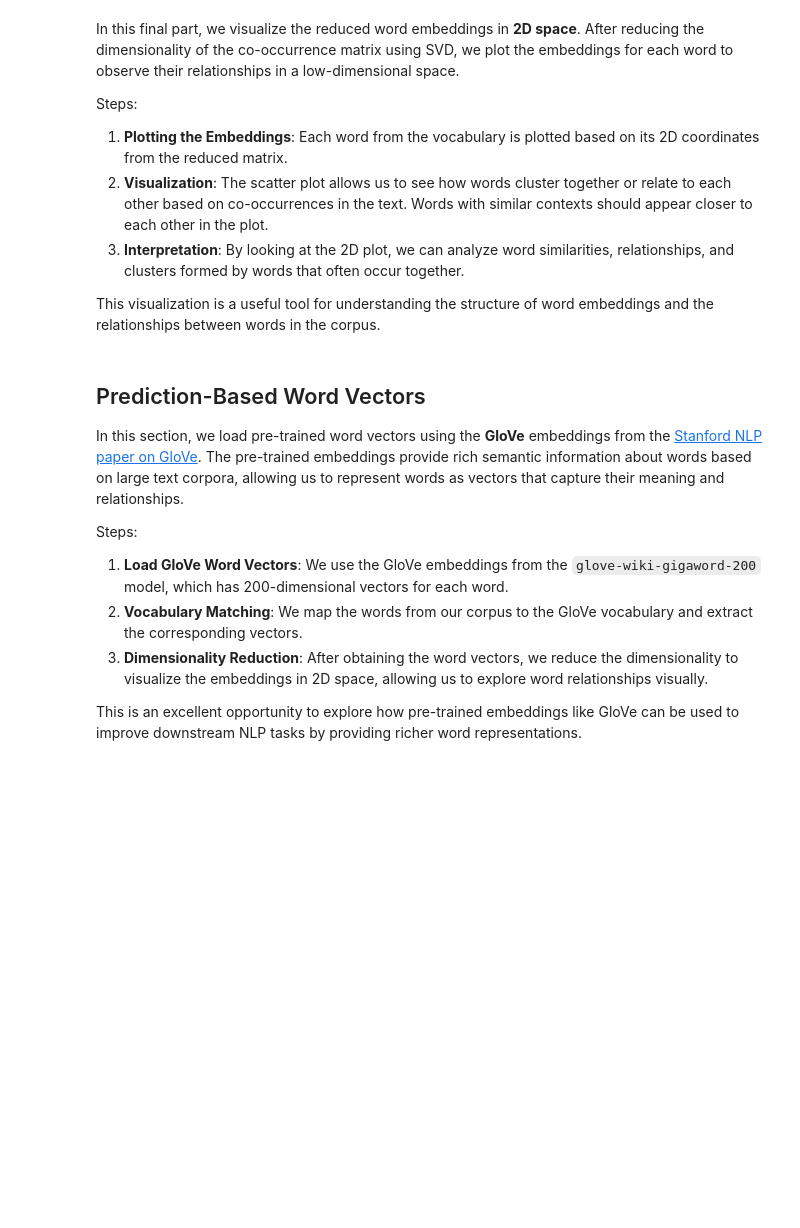
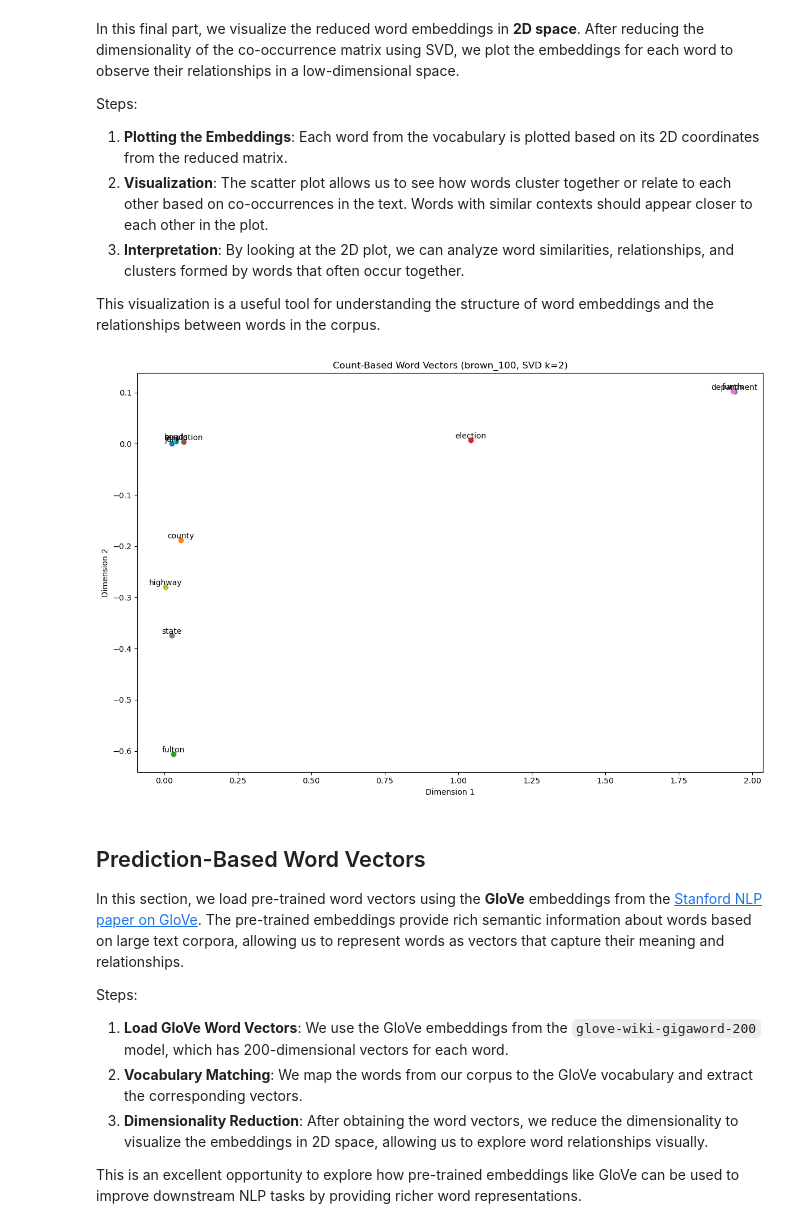
Before and after one commit to Zane-Bjornerud/LanguageModeling_NGrams-WordVectors_NLP, a Jupyter notebook: NLP_2026_A2.ipynb, the cells around one changed output. Saved outputs shown, nothing was run; the diff lists cells and outputs as text; code cells hidden in the pictures; blank space fills up the shorter version.

Commit message:
added S scaling + plot function

```diff
--- a/NLP_2026_A2.ipynb
+++ b/NLP_2026_A2.ipynb
@@ -332,10 +332,10 @@ from numpy.linalg import svd
 
 def reduce_to_k_dim(M, k=2):
     U, S, Vt = svd(M, full_matrices=False) #full_matrices=false returns matrices without wasted padding
-    M_reduced = U[:, :k]
+    M_reduced = U[:, :k] *S[:k]
     #maybe try scaling by S -> that should make it more accurate?
     return M_reduced
 
-M_red = reduce_to_k_dim(co_matrix, k=2)
-print(M_red)
+M_reduced = reduce_to_k_dim(co_matrix, k=2)
+print(M_reduced)
 # %% [output]
@@ -355,15 +377,31 @@ Steps:
 3. **Interpretation**: By looking at the 2D plot, we can analyze word similarities, relationships, and clusters formed by words that often occur together.
 
 This visualization is a useful tool for understanding the structure of word embeddings and the relationships between words in the corpus.
-# %%
-def plot_embeddings():
-    raise NotImplementedError
-
-words = ['movie', 'book', 'mysterious', 'story', 'fascinating', 'good', 'interesting', 'large', 'massive', 'huge']
-
-#note: word list needs to be adjusted to each new corpus with an explanation of why you choose to plot the words you do
-
-plot_embeddings(M_reduced, vocab)
+# %%
+def plot_embeddings(M_reduced, words, word_to_index):
+    plt.figure(figsize=(12,8))
+    for i in words:
+        ind = word_to_index[i]
+        x,y = M_reduced[ind]
+        plt.scatter(x,y)
+        plt.annotate(i, (x,y), fontsize=10, ha='center', va='bottom')
+    plt.title('Count-Based Word Vectors (brown_100, SVD k=2)')
+    plt.xlabel('Dimension 1')
+    plt.ylabel('Dimension 2')
+    plt.tight_layout()
+    plt.show()
+
+#words = ['movie', 'book', 'mysterious', 'story', 'fascinating', 'good', 'interesting', 'large', 'massive', 'huge']
+wordsBr = ['jury', 'county', 'fulton', 'election', 'department', 'resolution', 'funds', 'state', 'highway', 'bonds']
+
+#note: word list needs to be adjusted to each new corpus with an explanation of why you choose to plot the words you do
+# to decide the word list I printed the 50 most common words in the corpus but I purposefully only picked words with context, skipping function words
+
+#plot_embeddings(M_reduced, vocab)
+#had to change function call to include word_to_index
+plot_embeddings(M_reduced, wordsBr, word_to_index)
+# %% [output]
+[figure, added]
 # %% [markdown]
 ## Prediction-Based Word Vectors
 In this section, we load pre-trained word vectors using the **GloVe** embeddings from the [Stanford NLP paper on GloVe](https://nlp.stanford.edu/pubs/glove.pdf). The pre-trained embeddings provide rich semantic information about words based on large text corpora, allowing us to represent words as vectors that capture their meaning and relationships.
```
Also changed, not shown: parts of 2 cells of this notebook.
